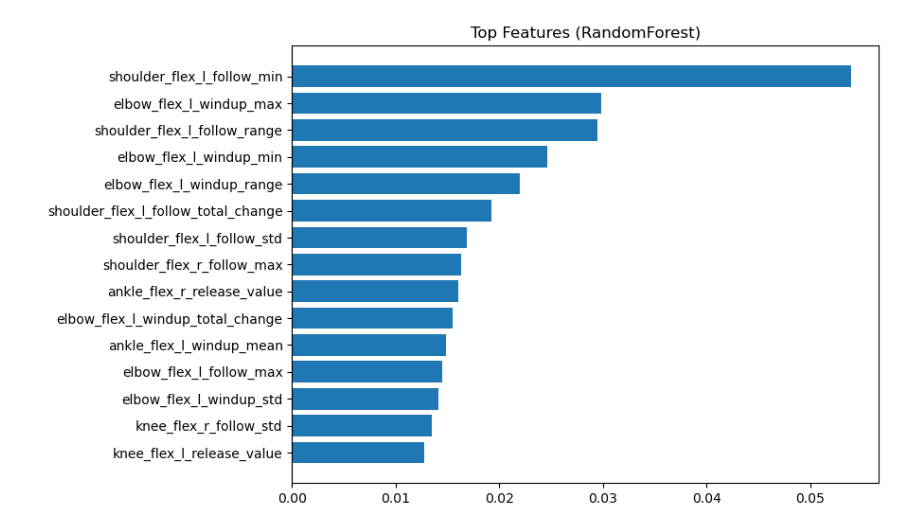
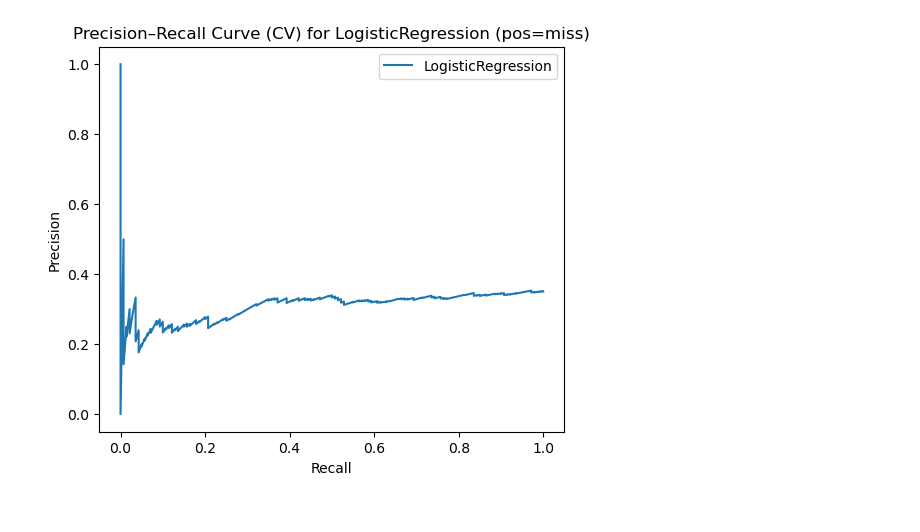
Before and after one commit to KWill55/personalized-sports-optimization, a Jupyter notebook: notebooks/ml_summary_stats_f1.ipynb, the cells around one changed output. Drawn from its saved outputs; the diff is of its cells as text; code cells hidden in the pictures.

Commit message:
Major improvements to summary stats ML pipeline: improvements to EDA, add additional options for configuratbility, ensured consistency across sections, etc

```diff
--- a/notebooks/ml_summary_stats_f1.ipynb
+++ b/notebooks/ml_summary_stats_f1.ipynb
@@ -147,8 +140,12 @@ with open(project_cfg_path, "r") as f:
 ATHLETE = project_config["athlete"]
 SESSION = project_config["session"]
 
+LABELS = ["miss", "make"]                # row/col order in CM: 0->miss, 1->make
+LABEL_TO_INT = {"miss": 0, "make": 1}
+INT_TO_LABEL = {0: "miss", 1: "make"}
 
-POS_LABEL = 0 # set to 1 for 'make', 0 for 'miss'
+POS_LABEL = "miss"                        # human-friendly
+POS_LABEL_INT = LABEL_TO_INT[POS_LABEL]   # = 0  (positive class is miss)
 
 # --- Load Feature Config ---
 feature_cfg_path = PROJECT_ROOT / "feature_config.yaml"
@@ -528,44 +551,63 @@ print(f"[INFO] Saved tuned models to: {save_dir}")
 # %%
 # =================================================
 # B. During Model Building EDA
 # =================================================
-from sklearn.metrics import precision_recall_curve, roc_curve, auc
+from sklearn.metrics import precision_recall_curve
 
-# --- Feature importance (tree models) ---
-for model_name in ["RandomForest", "GradientBoosting", "DecisionTree"]:
-    if model_name in best_models:
-        clf = best_models[model_name]["clf"] if "clf" in best_models[model_name].named_steps else best_models[model_name]
-        if hasattr(clf, "feature_importances_"):
-            importances = clf.feature_importances_
-            idx = np.argsort(importances)[::-1][:15]  # top 15
-            plt.figure(figsize=(8,6))
-            plt.barh(range(len(idx)), importances[idx])
-            plt.yticks(range(len(idx)), X_train.columns[idx])
-            plt.title(f"Top Features ({model_name})")
-            plt.gca().invert_yaxis()
-            plt.show()
+CHOSEN_MODEL = "LogisticRegression"   # or any of your 7
+POS_LABEL_INT = 0                     # 0=miss (positive), 1=make
 
-# --- Logistic Regression coefficients ---
-if "LogisticRegression" in best_models:
-    coef = best_models["LogisticRegression"].named_steps["clf"].coef_[0]
-    idx = np.argsort(np.abs(coef))[::-1][:15]
-    plt.figure(figsize=(8,6))
-    plt.barh(range(len(idx)), coef[idx])
-    plt.yticks(range(len(idx)), X_train.columns[idx])
-    plt.title("Top Coefficients (Logistic Regression)")
-    plt.gca().invert_yaxis()
-    plt.show()
+def _final_estimator(est):
+    # unwrap Pipeline -> get the last step "clf" if present
+    if hasattr(est, "named_steps") and "clf" in est.named_steps:
+        return est.named_steps["clf"]
+    return est
 
-# --- Precision-Recall Curve (example: Logistic Regression) ---
-if "LogisticRegression" in best_models:
+# --- Feature importance (trees only) ---
+if CHOSEN_MODEL in best_models:
+    est = best_models[CHOSEN_MODEL]
+    clf = _final_estimator(est)
+    if hasattr(clf, "feature_importances_"):
+        importances = clf.feature_importances_
+        idx = np.argsort(importances)[::-1][:15]
+        plt.figure(figsize=(8,6))
+        plt.barh(range(len(idx)), importances[idx])
+        plt.yticks(range(len(idx)), X_train.columns[idx])
+        plt.title(f"Top Features ({CHOSEN_MODEL})")
+        plt.gca().invert_yaxis()
+        plt.show()
+
+# --- Precision–Recall Curve (robust to model type) ---
+if CHOSEN_MODEL in best_models:
     from sklearn.model_selection import cross_val_predict
-    proba = cross_val_predict(best_models["LogisticRegression"], X_train, y_train, cv=5, method="predict_proba")[:,1]
-    prec, rec, _ = precision_recall_curve(y_train, proba, pos_label=POS_LABEL)
-    plt.plot(rec, prec, label="LogReg")
-    plt.xlabel("Recall")
-    plt.ylabel("Precision")
-    plt.title("Precision-Recall Curve (CV)")
-    plt.legend()
-    plt.show()
+    est = best_models[CHOSEN_MODEL]
+    clf = _final_estimator(est)
+
+    if hasattr(clf, "predict_proba"):
+        proba = cross_val_predict(est, X_train, y_train, cv=5, method="predict_proba")
+        # classes_ for binary {0,1} are ordered [0,1]; our positive is class 0
+        p_pos = proba[:, POS_LABEL_INT]
+        scores = p_pos
+    elif hasattr(clf, "decision_function"):
+        df = cross_val_predict(est, X_train, y_train, cv=5, method="decision_function")
+        # For binary, decision_function is positive for the class at classes_[1] (usually 1)
+        # Our positive is 0 -> flip sign in 1D case
+        if df.ndim == 1:
+            scores = -df if POS_LABEL_INT == 0 else df
+        else:
+            scores = df[:, POS_LABEL_INT]
+    else:
+        scores = None
+        print(f"[WARN] {CHOSEN_MODEL} has neither predict_proba nor decision_function; skipping PR curve.")
+
+    if scores is not None:
+        prec, rec, _ = precision_recall_curve(y_train, scores, pos_label=POS_LABEL_INT)
+        plt.figure(figsize=(6,5))
+        plt.plot(rec, prec, label=CHOSEN_MODEL)
+        plt.xlabel("Recall")
+        plt.ylabel("Precision")
+        plt.title(f"Precision–Recall Curve (CV) for {CHOSEN_MODEL} (pos=miss)")
+        plt.legend()
+        plt.show()
 # %% [output]
-[figure, old version]
+[figure, new version]
```
Also changed, not shown: parts of 12 cells of this notebook.
